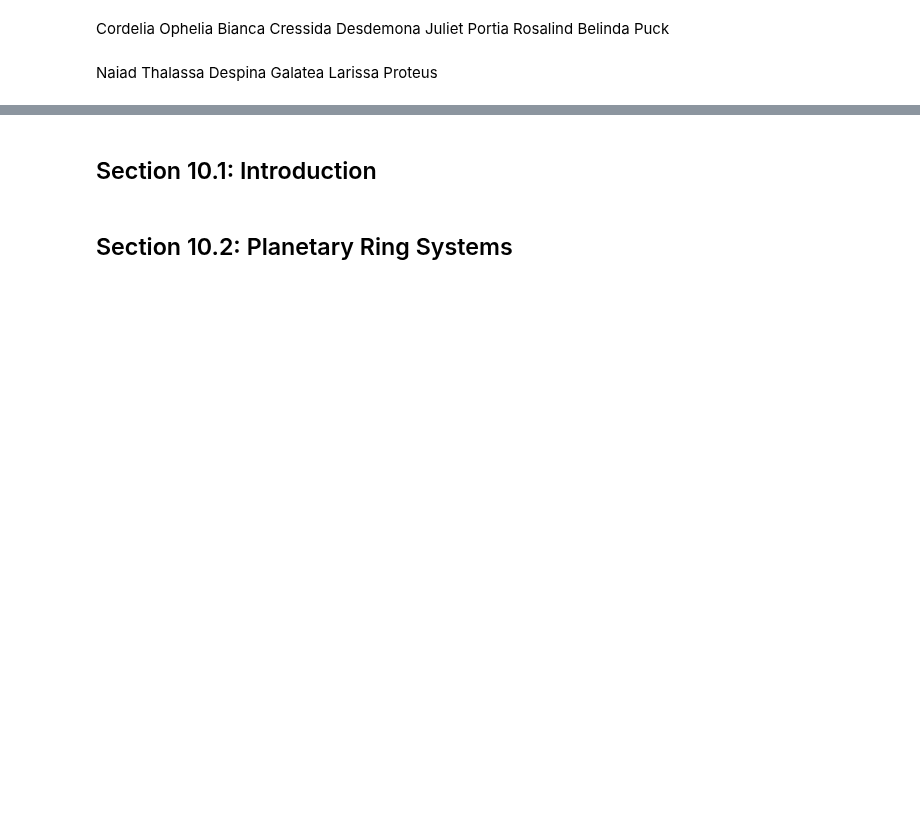
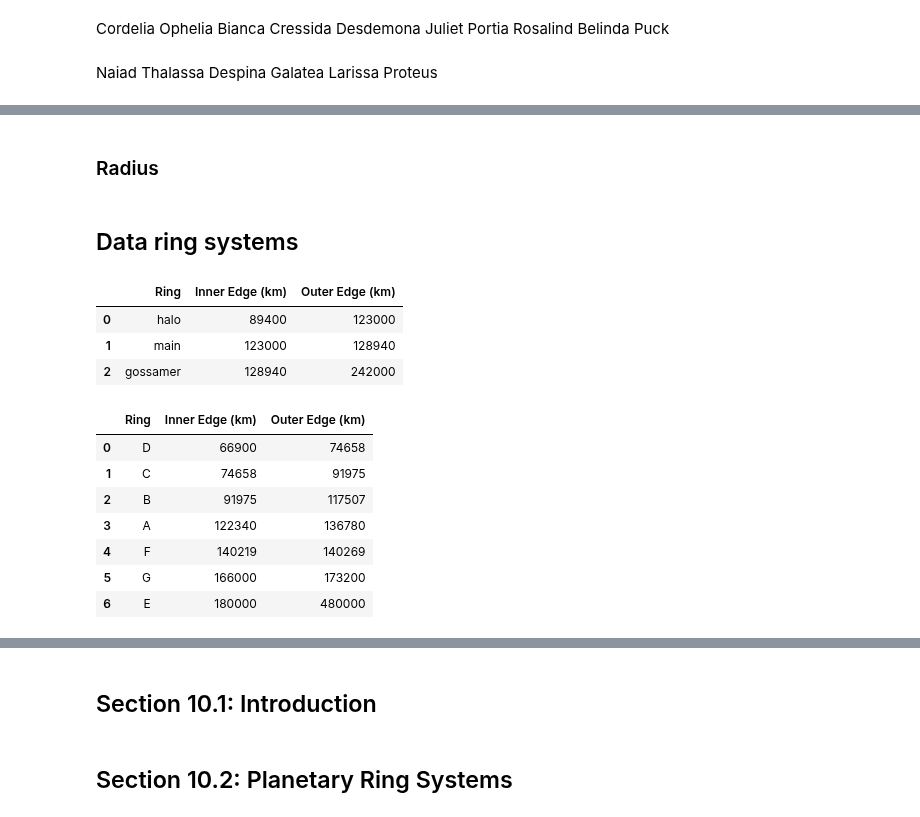
Before and after one commit to seap-udea/murray-dermott-action, a Jupyter notebook: PlanetaryRings/Chapter10.ipynb, the cells around one changed output, grey strips where cells are left out. Cells and saved outputs as stored; diff of their text form; code cells hidden in the pictures; blank space fills up the shorter version.

```diff
--- a/PlanetaryRings/Chapter10.ipynb
+++ b/PlanetaryRings/Chapter10.ipynb
@@ -111,0 +156,2 @@ neptune_axes = np.array([None]*len(neptune_satellites))
+# %% [markdown]
+### Radius
@@ -111,0 +179,16 @@ neptune_axes = np.array([None]*len(neptune_satellites))
+# %% [markdown]
+## Data ring systems
+# %%
+# Jupiter's ring system
+halo = ['halo', 89400, 123000]
+main = ['main', 123000, 128940]
+gossamer = ['gossamer', 128940, 242000]
+
+jupiter_ring_systems = pd.DataFrame([halo, main, gossamer],
+                                    columns = ['Ring', 'Inner Edge (km)', 'Outer Edge (km)'])
+jupiter_ring_systems
+# %% [output]
+|  | Ring | Inner Edge (km) | Outer Edge (km) |
+| 0 | halo | 89400 | 123000 |
+| 1 | main | 123000 | 128940 |
+| 2 | gossamer | 128940 | 242000 |
@@ -111,0 +198,23 @@ neptune_axes = np.array([None]*len(neptune_satellites))
+# %%
+# Saturn's ring system
+D_ring = ['D', 66900, 74658]
+C_ring = ['C', 74658, 91975]
+B_ring = ['B', 91975, 117507]
+A_ring = ['A', 122340, 136780]
+F_ring = ['F', 140219, 140269]
+G_ring = ['G', 166000, 173200]
+E_ring = ['E', 180000, 480000]
+
+saturn_ring_systems = pd.DataFrame([D_ring, C_ring, B_ring, A_ring,
+                                    F_ring, G_ring, E_ring],
+                                   columns = ['Ring', 'Inner Edge (km)', 'Outer Edge (km)'])
+saturn_ring_systems
+# %% [output]
+|  | Ring | Inner Edge (km) | Outer Edge (km) |
+| 0 | D | 66900 | 74658 |
+| 1 | C | 74658 | 91975 |
+| 2 | B | 91975 | 117507 |
+| 3 | A | 122340 | 136780 |
+| 4 | F | 140219 | 140269 |
+| 5 | G | 166000 | 173200 |
+| 6 | E | 180000 | 480000 |
```
Also changed, not shown: parts of 32 cells of this notebook.
